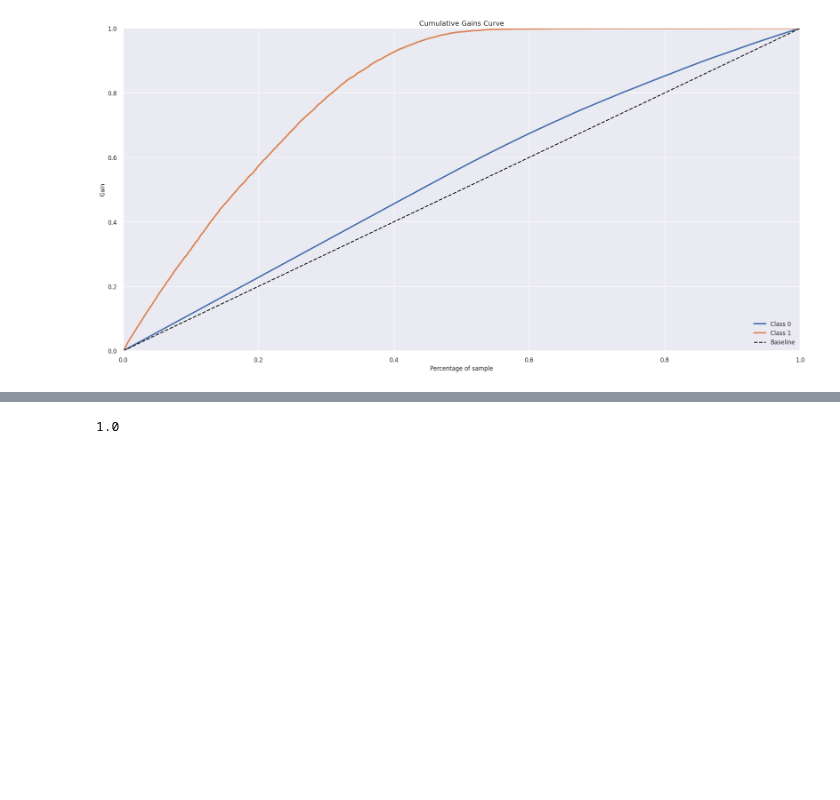
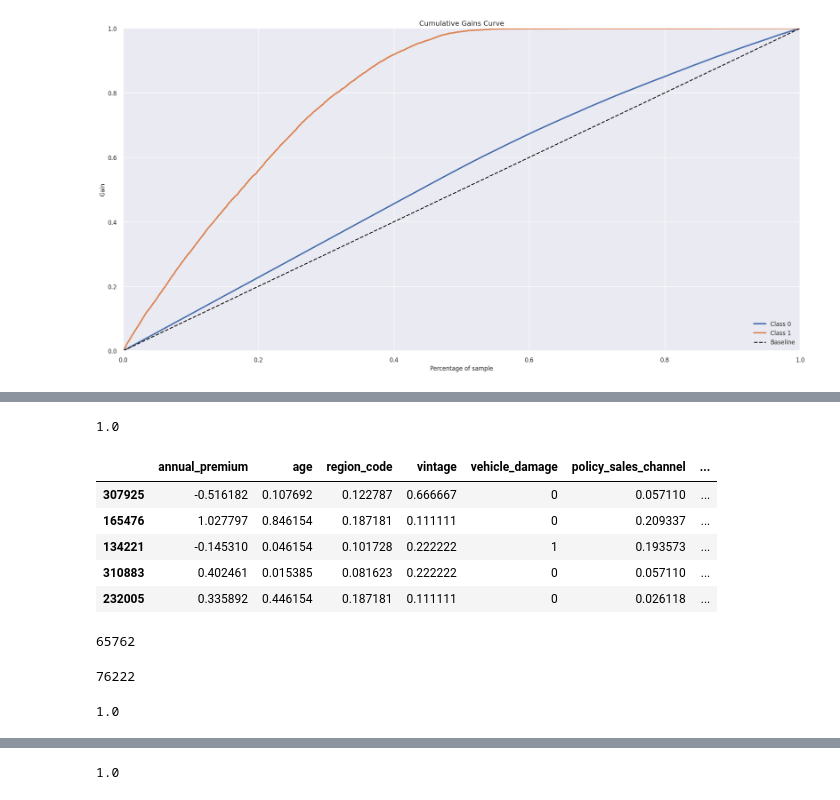
Before and after one commit to guiaraujofreitas/Insurance-Health-Cross-Sell, a Jupyter notebook: Step_8_Project_Health_Insurance_Cross_Sell.ipynb, the cells around one changed output, grey strips where cells are left out. Saved outputs shown, nothing was run; the diff lists cells and outputs as text; code cells hidden in the pictures; blank space fills up the shorter version.

```diff
--- a/Step_8_Project_Health_Insurance_Cross_Sell.ipynb
+++ b/Step_8_Project_Health_Insurance_Cross_Sell.ipynb
@@ -1004,0 +987,32 @@ precision_test *100
+# %%
+top10 = top_k_accuracy_score(y_validation,df8['score'],k=2, labels=np.arange(2))
+top10
+# %% [output]
+1.0
+# %%
+x_train.head()
+# %% [output]
+|  | annual_premium | age | region_code | vintage | vehicle_damage | policy_sales_channel | ... |
+| 307925 | -0.516182 | 0.107692 | 0.122787 | 0.666667 | 0 | 0.057110 | ... |
+| 165476 | 1.027797 | 0.846154 | 0.187181 | 0.111111 | 0 | 0.209337 | ... |
+| 134221 | -0.145310 | 0.046154 | 0.101728 | 0.222222 | 1 | 0.193573 | ... |
+| 310883 | 0.402461 | 0.015385 | 0.081623 | 0.222222 | 0 | 0.057110 | ... |
+| 232005 | 0.335892 | 0.446154 | 0.187181 | 0.111111 | 0 | 0.026118 | ... |
+# %%
+top= top_k_accuracy_score(y_validation,knn_yhat[:,1].tolist(),k=1, normalize=False)
+top
+# %% [output]
+65762
+# %%
+len(y_validation)
+# %% [output]
+76222
+# %%
+#top_k_accuracy_score(y_test,clf.predict_proba(x_test), k = 2)
+
+#top2 = top_k_accuracy_score(target_top_numpy, predicted_top_numpy, k=2, labels=np.arange(11))
+from sklearn.metrics import top_k_accuracy_score
+
+top_k_accuracy_score(df8['response'],xgb_yhat[:,1].tolist(), k = 50)
+# %% [output]
+1.0
```
Also changed, not shown: parts of 25 cells of this notebook.
